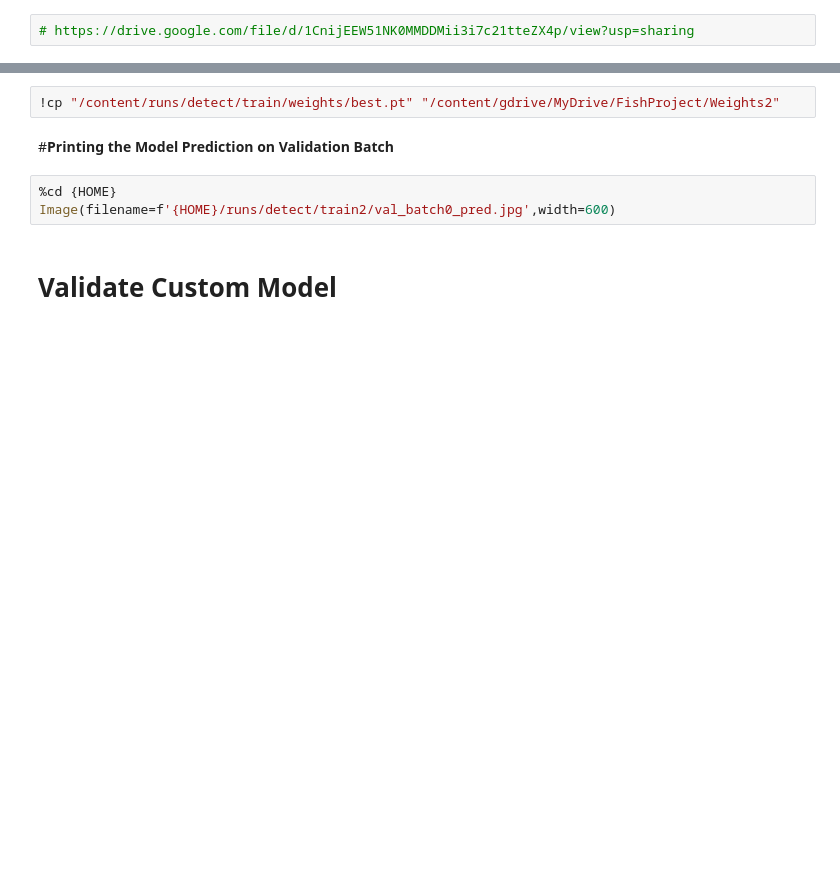
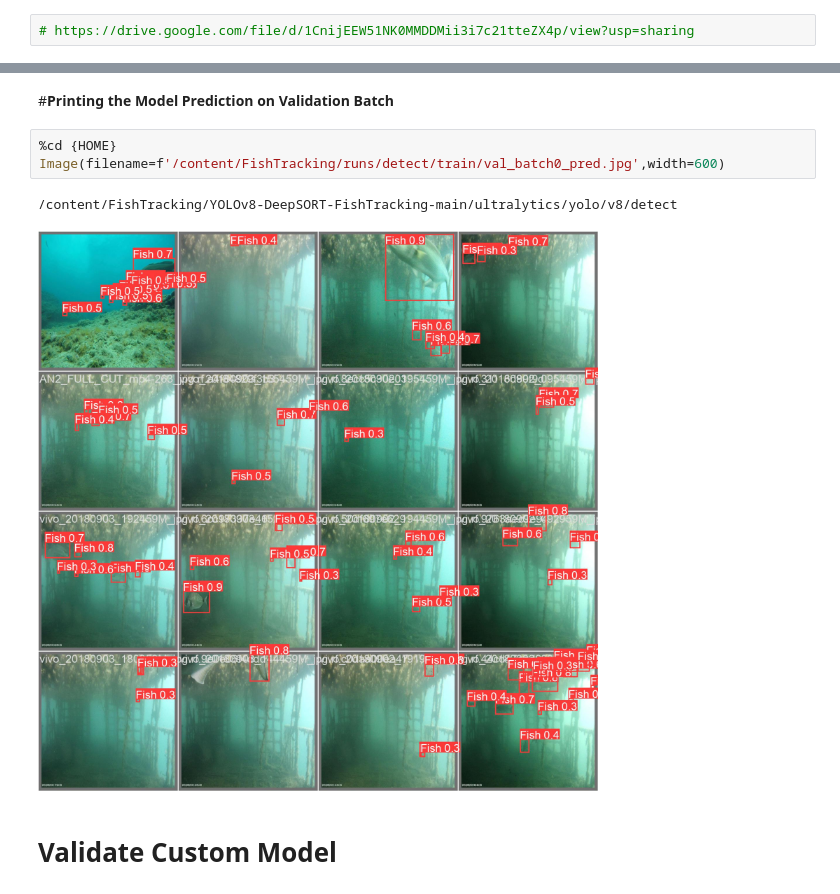
Before and after one commit to GatienVilain/Vision-and-AI-based-fish-tracker, a Jupyter notebook: FIshDetectionAndTracking.ipynb, the cells around one changed output, grey strips where cells are left out. Saved outputs shown, nothing was run; the diff lists cells and outputs as text; blank space fills up the shorter version.

```diff
--- a/FIshDetectionAndTracking.ipynb
+++ b/FIshDetectionAndTracking.ipynb
@@ -173,10 +162,11 @@ To: /content/view?usp=sharing
-# %%
-!cp "/content/runs/detect/train/weights/best.pt" "/content/gdrive/MyDrive/FishProject/Weights2"
 # %% [markdown]
 #**Printing the Model Prediction on Validation Batch**
 # %%
 %cd {HOME}
-Image(filename=f'{HOME}/runs/detect/train2/val_batch0_pred.jpg',width=600)
+Image(filename=f'/content/FishTracking/runs/detect/train/val_batch0_pred.jpg',width=600)
+# %% [output]
+/content/FishTracking/YOLOv8-DeepSORT-FishTracking-main/ultralytics/yolo/v8/detect
+[figure, added]
 # %% [markdown]
 # Validate Custom Model
 # %%
```
Also changed, not shown: parts of 12 cells of this notebook.
